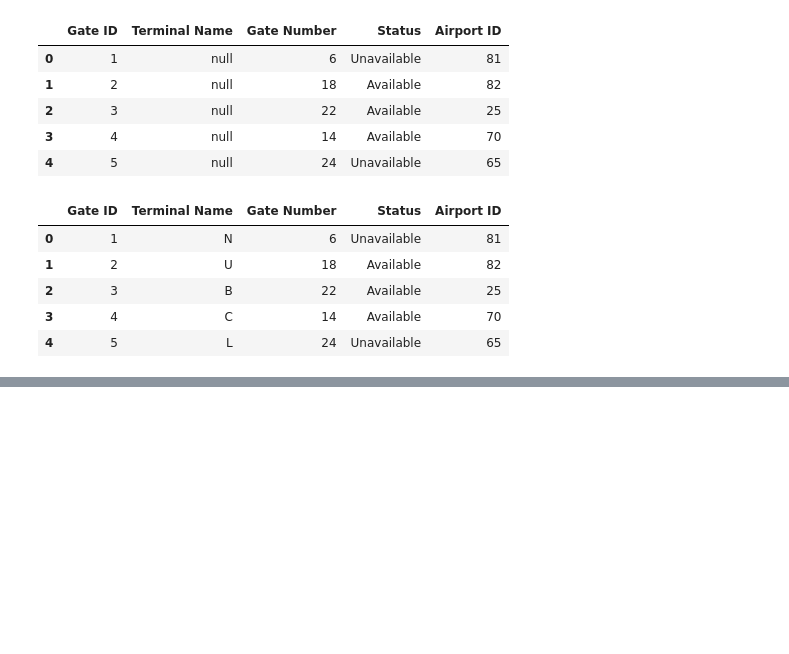
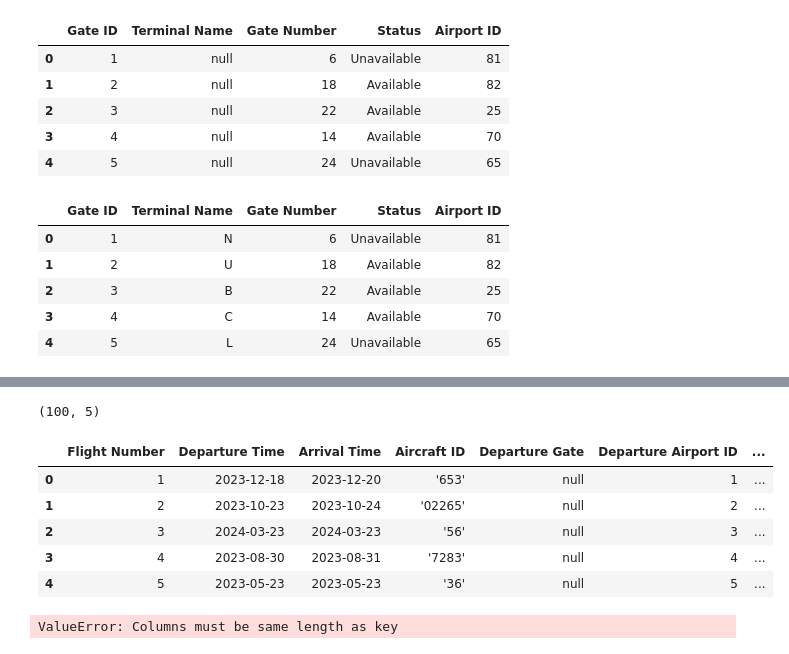
Before and after one commit to AvrahamMeyers/Database-Mini-Project, a Jupyter notebook: Stage 1/format_data.ipynb, the cells around one changed output, grey strips where cells are left out. Drawn from its saved outputs; the diff is of its cells as text; code cells hidden in the pictures; blank space fills up the shorter version.

```diff
--- a/Stage 1/format_data.ipynb
+++ b/Stage 1/format_data.ipynb
@@ -191,0 +354,19 @@ df.to_csv('gate.csv', index=False)
+# %%
+gate_df.shape
+# %% [output]
+(100, 5)
+# %%
+df['Departure Gate ID'] = df['Departure Gate'].apply(lambda x: random.randint(1, 101))
+# %%
+df.head()
+# %% [output]
+|  | Flight Number | Departure Time | Arrival Time | Aircraft ID | Departure Gate | Departure Airport ID | ... |
+| 0 | 1 | 2023-12-18 | 2023-12-20 | '653' | null | 1 | ... |
+| 1 | 2 | 2023-10-23 | 2023-10-24 | '02265' | null | 2 | ... |
+| 2 | 3 | 2024-03-23 | 2024-03-23 | '56' | null | 3 | ... |
+| 3 | 4 | 2023-08-30 | 2023-08-31 | '7283' | null | 4 | ... |
+| 4 | 5 | 2023-05-23 | 2023-05-23 | '36' | null | 5 | ... |
+# %%
+df['Departure Airport ID'] = df['Departure Gate ID'].apply(lambda x: gate_df.loc[gate_df['Gate ID'] == x]['Airport ID'])
+# %% [output]
+ValueError: Columns must be same length as key
```
Also changed, not shown: parts of 11 cells of this notebook.
